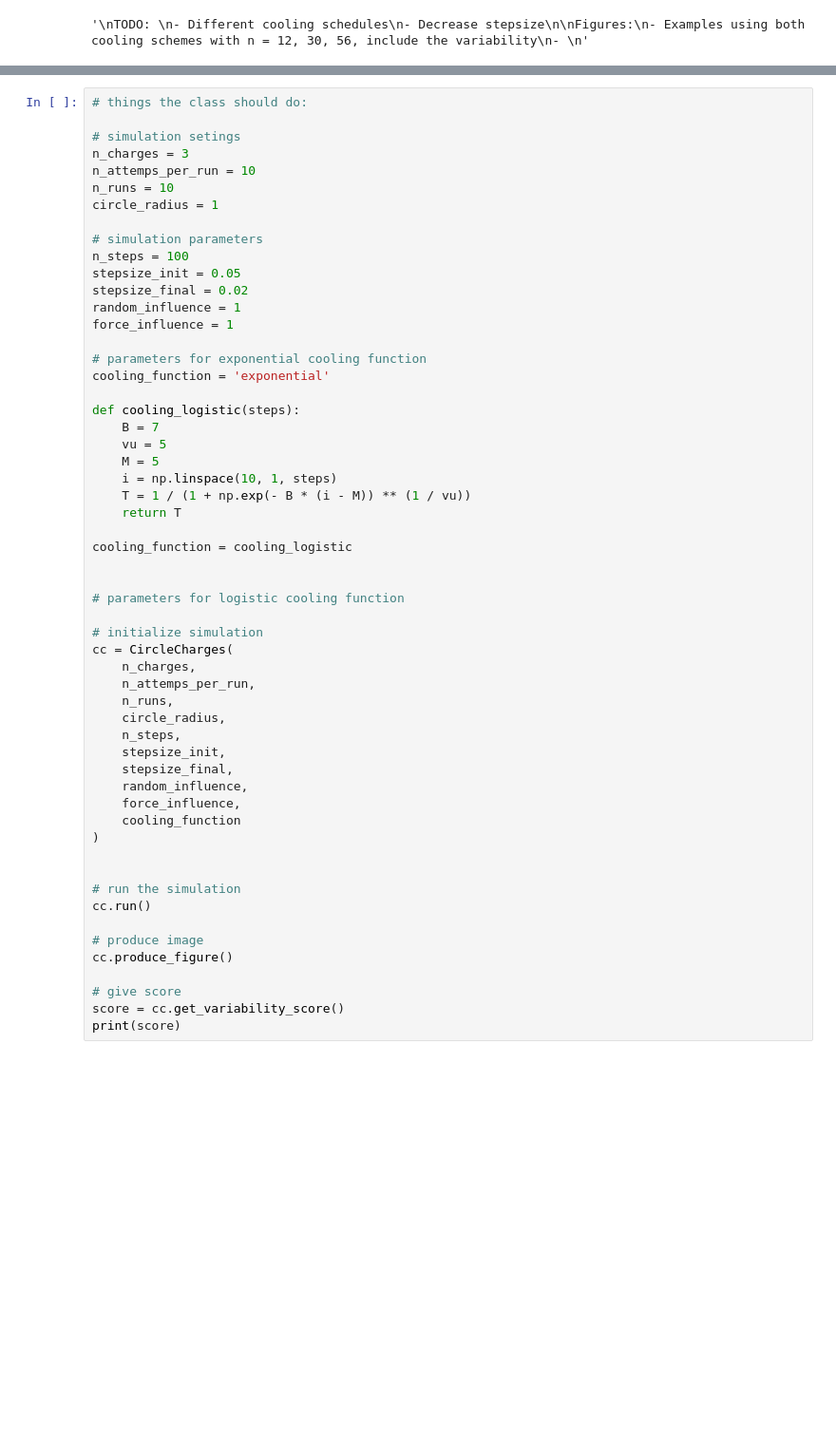
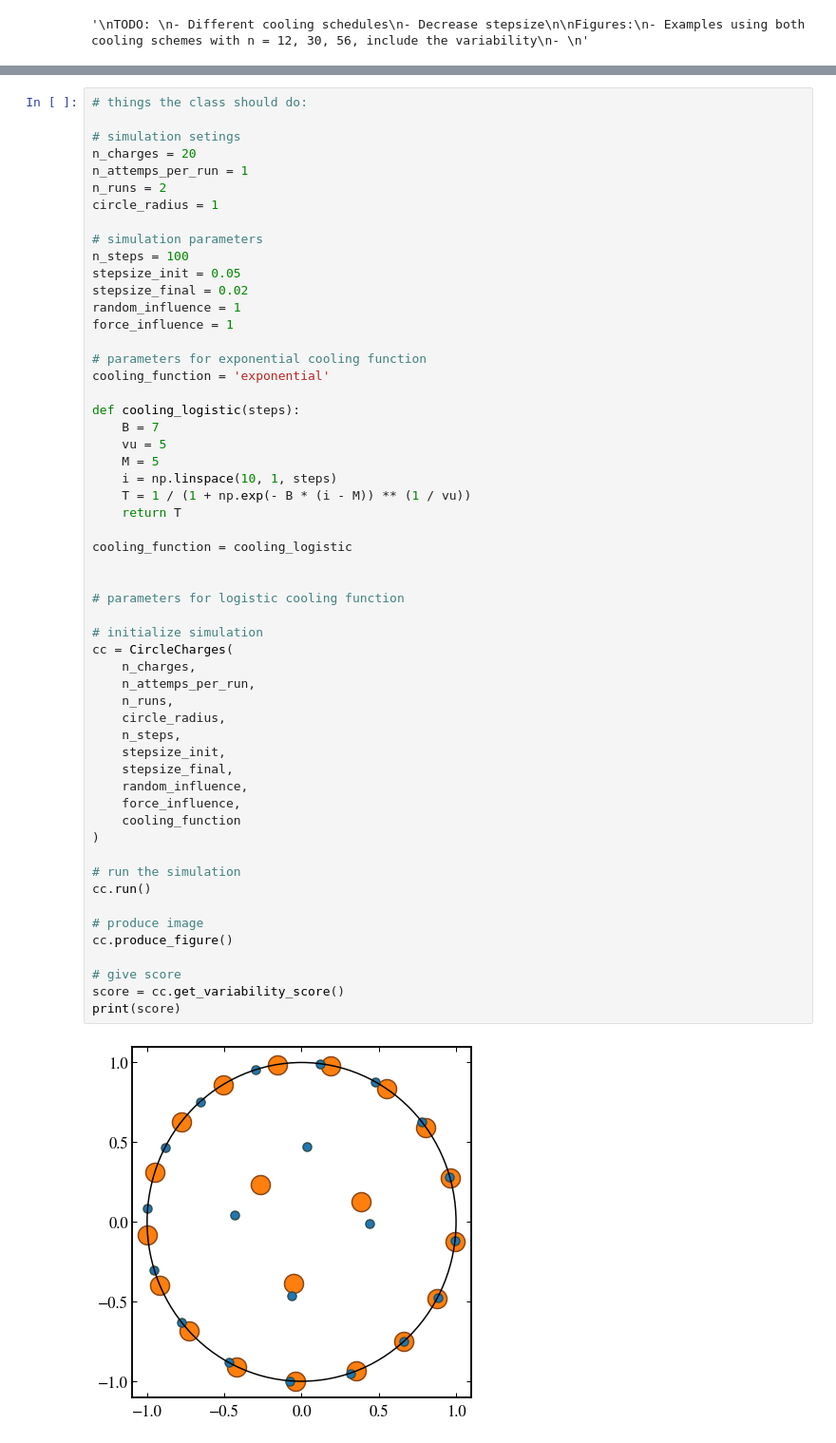
Before and after one commit to jasperw1999/SA-ChargeConfig, a Jupyter notebook: full_notbook.ipynb, the cells around one changed output, grey strips where cells are left out. Shown: that part at 95% size. Cells and saved outputs as stored; diff of their text form; blank space fills up the shorter version.

```diff
--- a/full_notbook.ipynb
+++ b/full_notbook.ipynb
@@ -664,9 +292,9 @@ class CircleCharges():
 # things the class should do:
 
 # simulation setings
-n_charges = 3
-n_attemps_per_run = 10
-n_runs = 10
+n_charges = 20
+n_attemps_per_run = 1
+n_runs = 2
 circle_radius = 1
 
 # simulation parameters
@@ -689,31 +317,31 @@ def cooling_logistic(steps):
 
 cooling_function = cooling_logistic
 
 
 # parameters for logistic cooling function
 
 # initialize simulation
 cc = CircleCharges(
     n_charges,
     n_attemps_per_run,
     n_runs,
     circle_radius,
     n_steps,
     stepsize_init,
     stepsize_final,
     random_influence,
     force_influence,
     cooling_function
 )
 
-
 # run the simulation
 cc.run()
 
 # produce image
 cc.produce_figure()
 
 # give score
 score = cc.get_variability_score()
 print(score)
 # %% [output]
+[figure, added]
```
Also changed, not shown: parts of 10 cells of this notebook, 3 other files.
